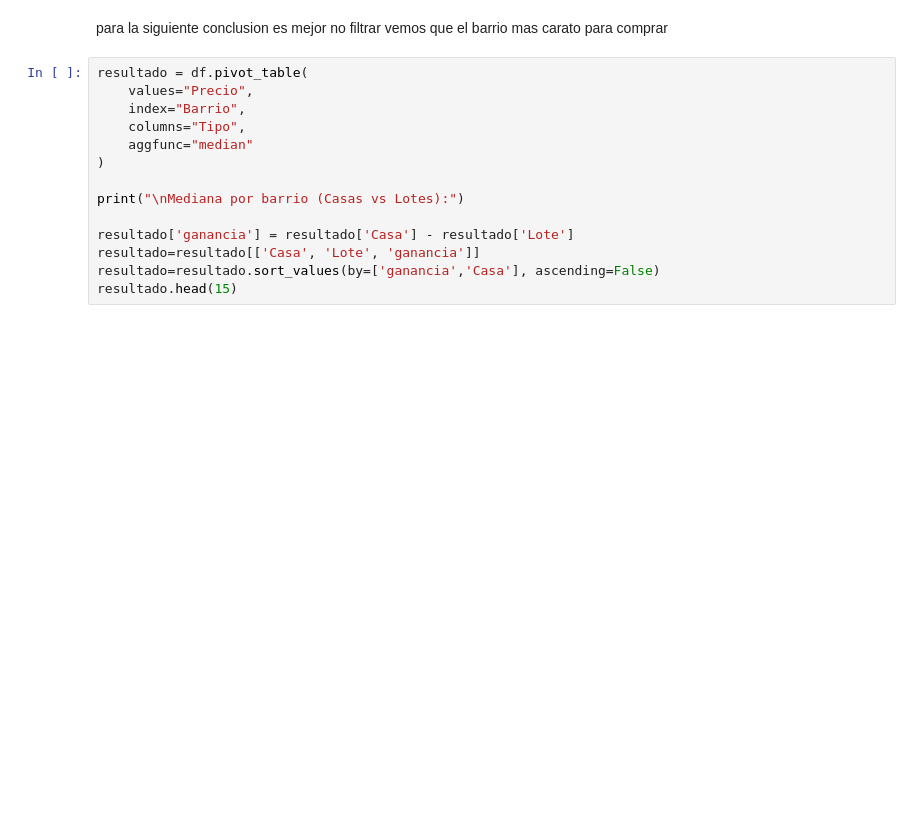
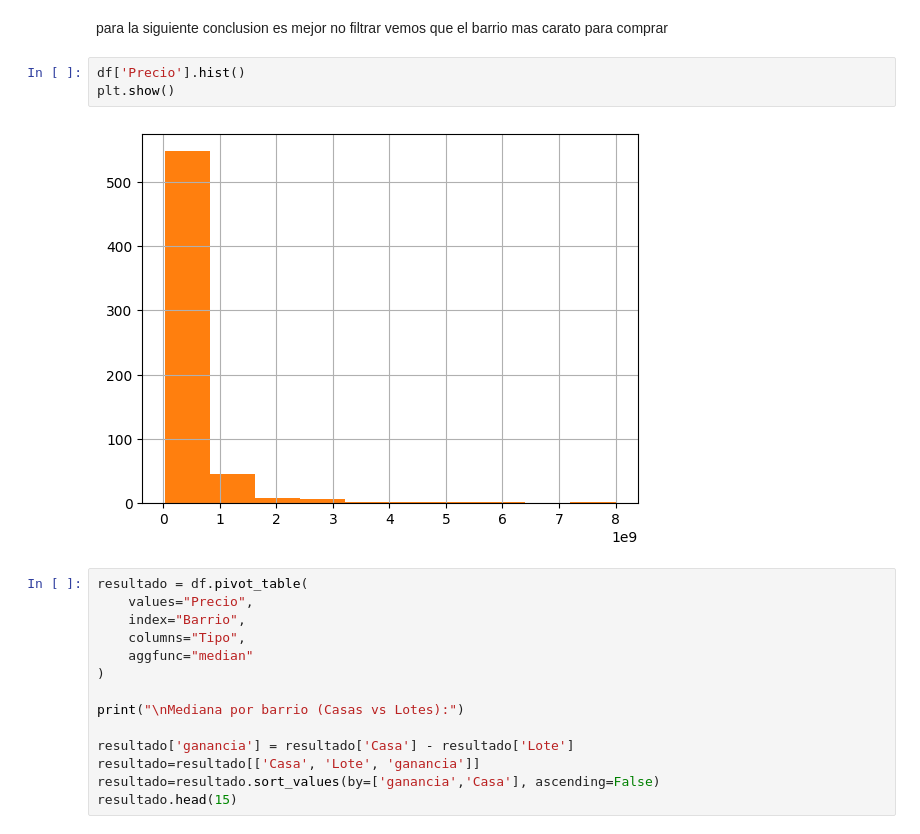
Before and after one commit to devjorgem/data-team, a Jupyter notebook: analisis de datos renta bien/rentabien_analisis.ipynb, the cells around one changed output. Drawn from its saved outputs; the diff is of its cells as text; blank space fills up the shorter version.

```diff
--- a/analisis de datos renta bien/rentabien_analisis.ipynb
+++ b/analisis de datos renta bien/rentabien_analisis.ipynb
@@ -443,6 +478,11 @@ Estrato
 Name: count, dtype: int64
 # %% [markdown]
 para la siguiente conclusion es mejor no filtrar vemos que el barrio mas carato para comprar
+# %%
+df['Precio'].hist()
+plt.show()
+# %% [output]
+[figure, added]
 # %%
 resultado = df.pivot_table(
     values="Precio",
```
Also changed, not shown: parts of 6 cells of this notebook.
